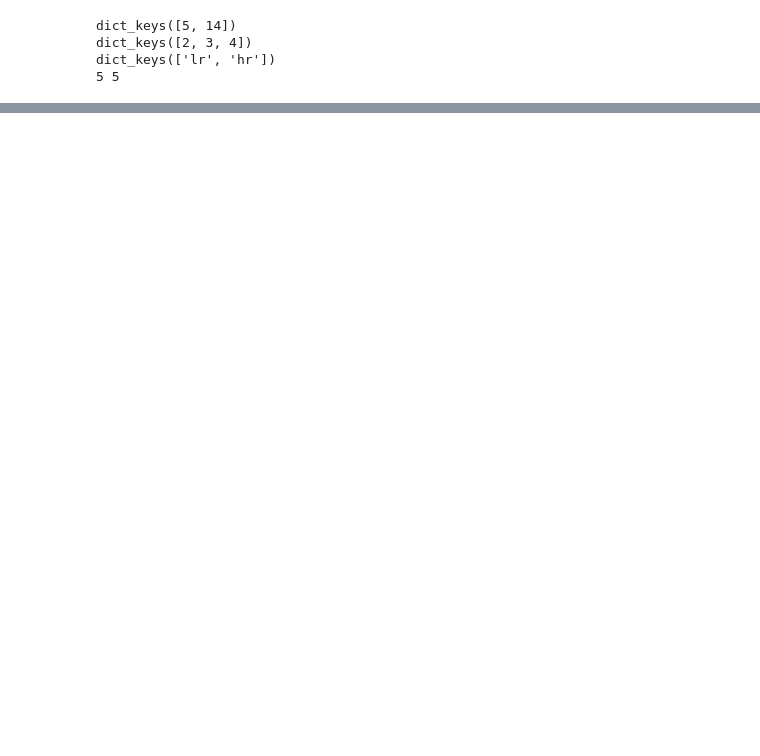
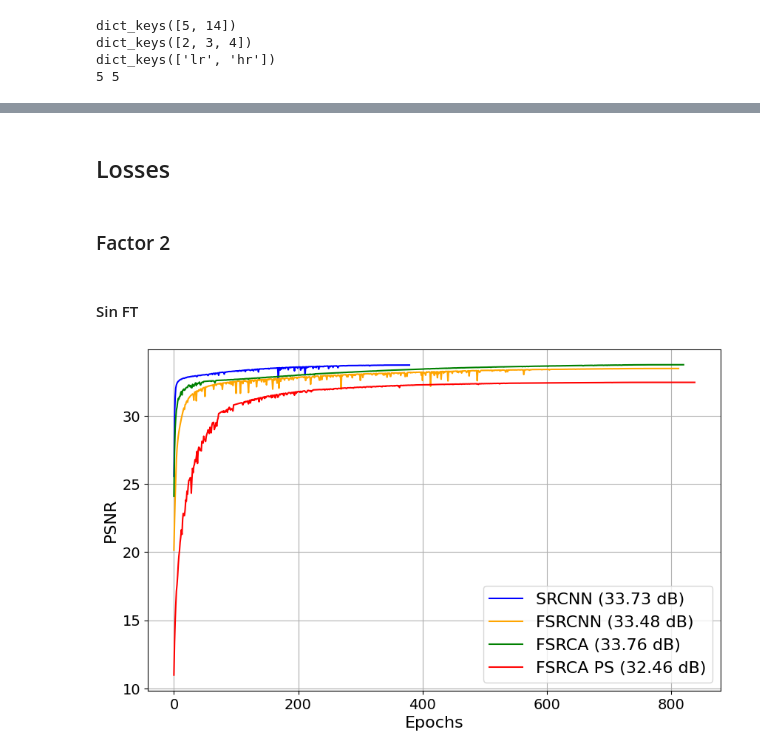
Before and after one commit to LucioLuque/TPFinal-Vision, a Jupyter notebook: notebooks/comparacion.ipynb, the cells around one changed output, grey strips where cells are left out. Drawn from its saved outputs; the diff is of its cells as text; code cells hidden in the pictures; blank space fills up the shorter version.

```diff
--- a/notebooks/comparacion.ipynb
+++ b/notebooks/comparacion.ipynb
@@ -13,6 +14,8 @@ print(all_images.keys())
 print(all_images[5].keys())
 print(all_images[5][2].keys())
 print(len(all_images[5][2]['lr']), len(all_images[5][2]['hr']))
+
+device = torch.device("cuda" if torch.cuda.is_available() else "cpu")
 # %% [output]
 dict_keys([5, 14])
 dict_keys([2, 3, 4])
@@ -42,0 +150,17 @@ print(tabulate(results, headers="keys", tablefmt="fancy_grid", showindex=False))
+# %% [markdown]
+## Losses
+# %% [markdown]
+### Factor 2
+# %% [markdown]
+#### Sin FT
+# %%
+loss = 'psnr_list'
+models_names = ["srcnn", "fsrcnn", "fsrca", "fsrca_ps"]
+colors = ["blue", "orange", "green", "red"]
+fts = [False, False, False, False]
+factor = 2
+titles = ["SRCNN", "FSRCNN", "FSRCA", "FSRCA PS"]
+loss_label = "PSNR"
+compare_loss_plot(loss, models_names,fts, factor, titles, colors, loss_label, device=device)
+# %% [output]
+[figure, added]
```
Also changed, not shown: parts of 21 cells of this notebook, 15 other files.
